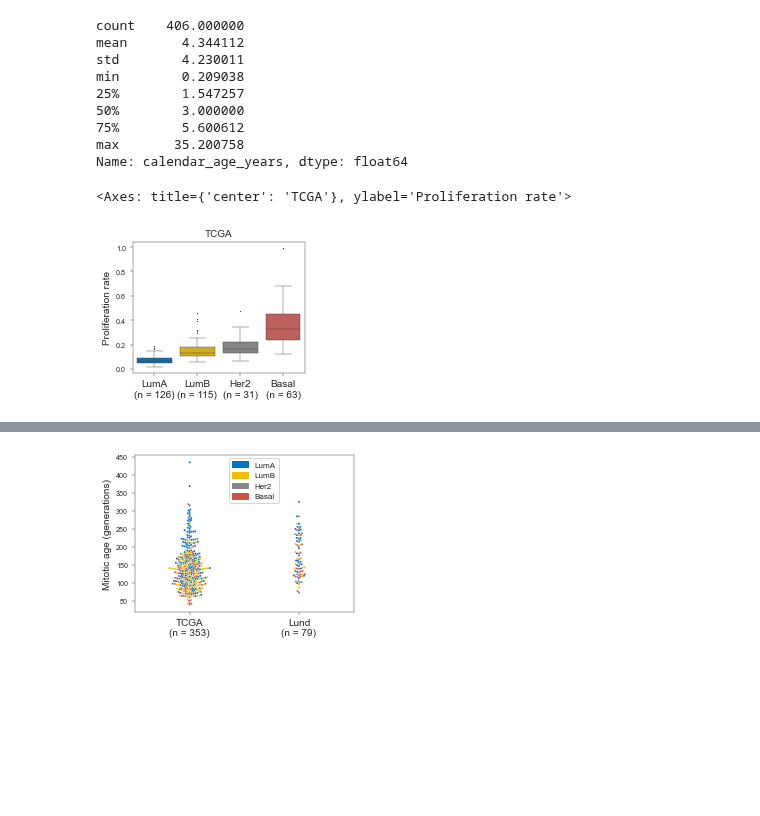
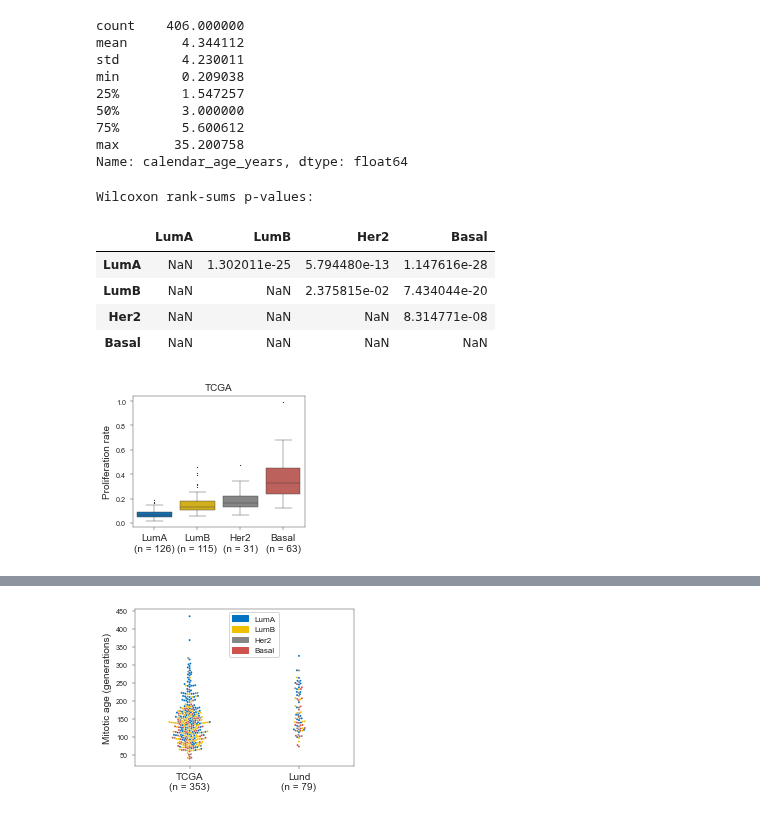
Before and after one commit to danmonyak/EpiClockInvasiveBRCA, a Jupyter notebook: Analysis/Estimate ages.ipynb, the cells around one changed output, grey strips where cells are left out. Cells and saved outputs as stored; diff of their text form; code cells hidden in the pictures; blank space fills up the shorter version.

```diff
--- a/Analysis/Estimate ages.ipynb
+++ b/Analysis/Estimate ages.ipynb
@@ -331,12 +321,21 @@ Name: calendar_age_years, dtype: float64
 # %%
 clinical['TCGA'].name = 'TCGA'
 epi_util.saveBoxPlotNew(clinical['TCGA'], 'subtype.pam50', restrict=True,
                    var_y='growth_rate', ylabel='Proliferation rate',
                    outdir='figures', title=True, use_groups=subtype_list,
                    palette=consts['palette_jco'], signif_bar_heights=None,
                    figsize=figsize * [1.1, 1], labelfontsize=labelfontsize, ticksfontsize=ticksfontsize, sf=sf, linewidth=linewidth, fliersize=fliersize)
+
+pvalue_tbl = epi_util.getWilcoxonPvalueTable(clinical['TCGA'], 'subtype.pam50', 'growth_rate', use_groups=subtype_list)
+print('Wilcoxon rank-sums p-values:')
+display(pvalue_tbl)
 # %% [output]
-<Axes: title={'center': 'TCGA'}, ylabel='Proliferation rate'>
+Wilcoxon rank-sums p-values:
+|  | LumA | LumB | Her2 | Basal |
+| LumA | NaN | 1.302011e-25 | 5.794480e-13 | 1.147616e-28 |
+| LumB | NaN | NaN | 2.375815e-02 | 7.434044e-20 |
+| Her2 | NaN | NaN | NaN | 8.314771e-08 |
+| Basal | NaN | NaN | NaN | NaN |
 [figure]
 # %%
 clinical['Ringner'].name = 'Lund'
```
Also changed, not shown: parts of 7 cells of this notebook, 33 other files.
